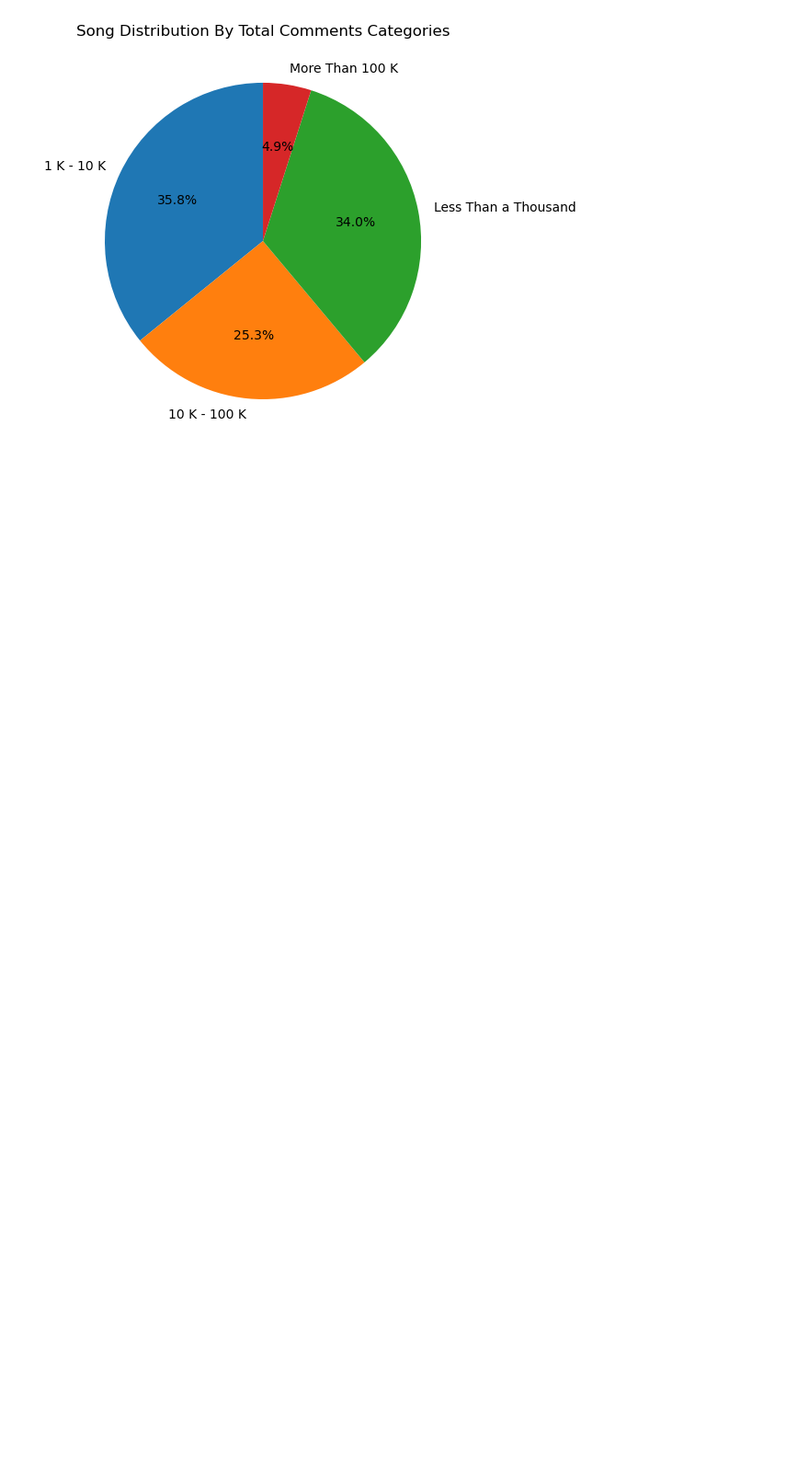
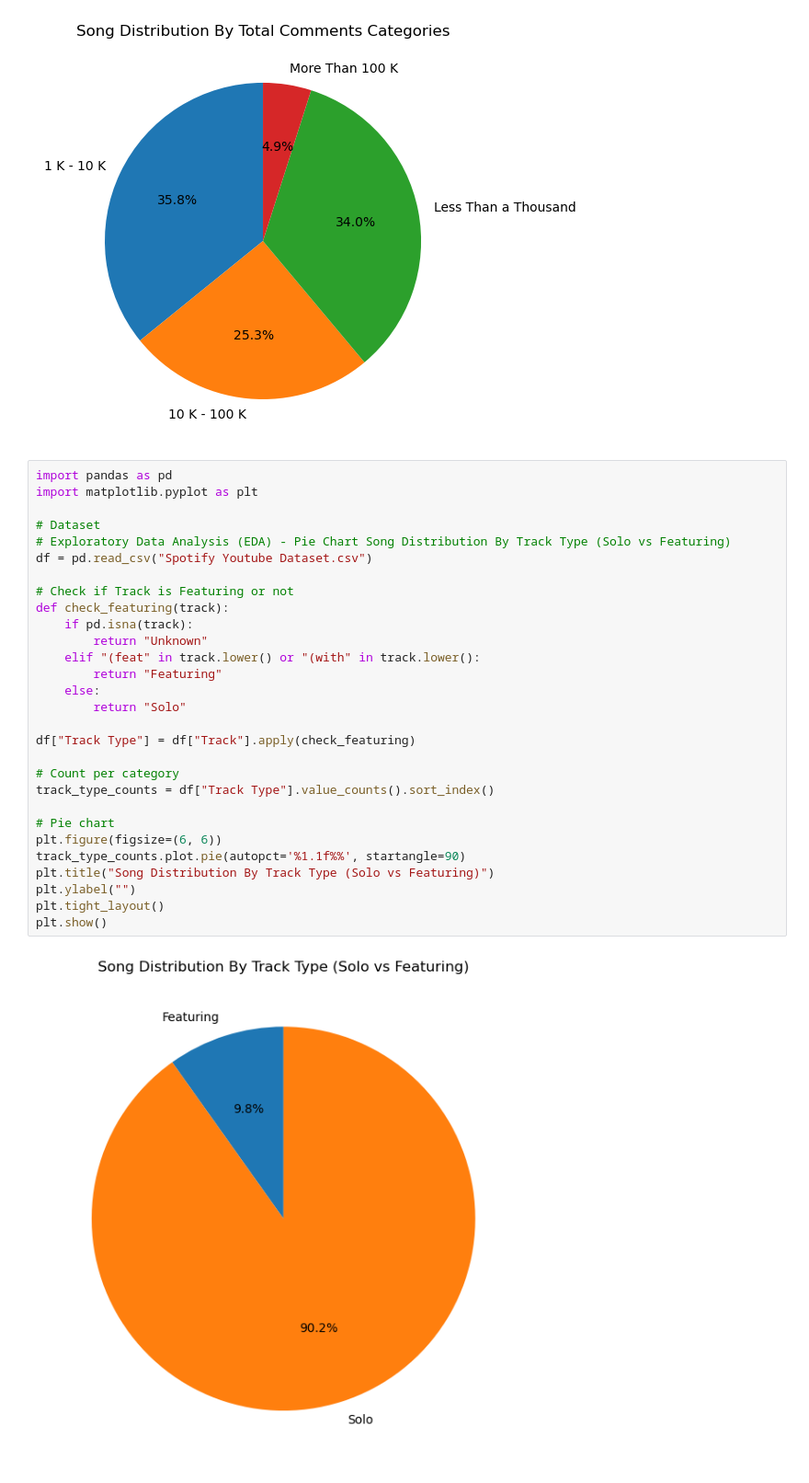
Before and after one commit to FlazeFy2/DS_Spotify-YouTube-Data, a Jupyter notebook: exploratory data analysis-pie.ipynb, the cells around one changed output. Shown at 92% size. Saved outputs shown, nothing was run; the diff lists cells and outputs as text; blank space fills up the shorter version.

Commit message:
[DS] Exploratory Data Analysis (EDA) - Pie Chart Song Distribution By Track Type (Solo vs Featuring)

```diff
--- a/exploratory data analysis-pie.ipynb
+++ b/exploratory data analysis-pie.ipynb
@@ -297,3 +297,34 @@ plt.tight_layout()
 plt.show()
 # %% [output]
 [figure]
+# %%
+import pandas as pd
+import matplotlib.pyplot as plt
+
+# Dataset
+# Exploratory Data Analysis (EDA) - Pie Chart Song Distribution By Track Type (Solo vs Featuring)
+df = pd.read_csv("Spotify Youtube Dataset.csv")
+
+# Check if Track is Featuring or not
+def check_featuring(track):
+    if pd.isna(track):
+        return "Unknown"
+    elif "(feat" in track.lower() or "(with" in track.lower():
+        return "Featuring"
+    else:
+        return "Solo"
+
+df["Track Type"] = df["Track"].apply(check_featuring)
+
+# Count per category
+track_type_counts = df["Track Type"].value_counts().sort_index()
+
+# Pie chart
+plt.figure(figsize=(6, 6))
+track_type_counts.plot.pie(autopct='%1.1f%%', startangle=90)
+plt.title("Song Distribution By Track Type (Solo vs Featuring)")
+plt.ylabel("")
+plt.tight_layout()
+plt.show()
+# %% [output]
+[figure, added]
```
